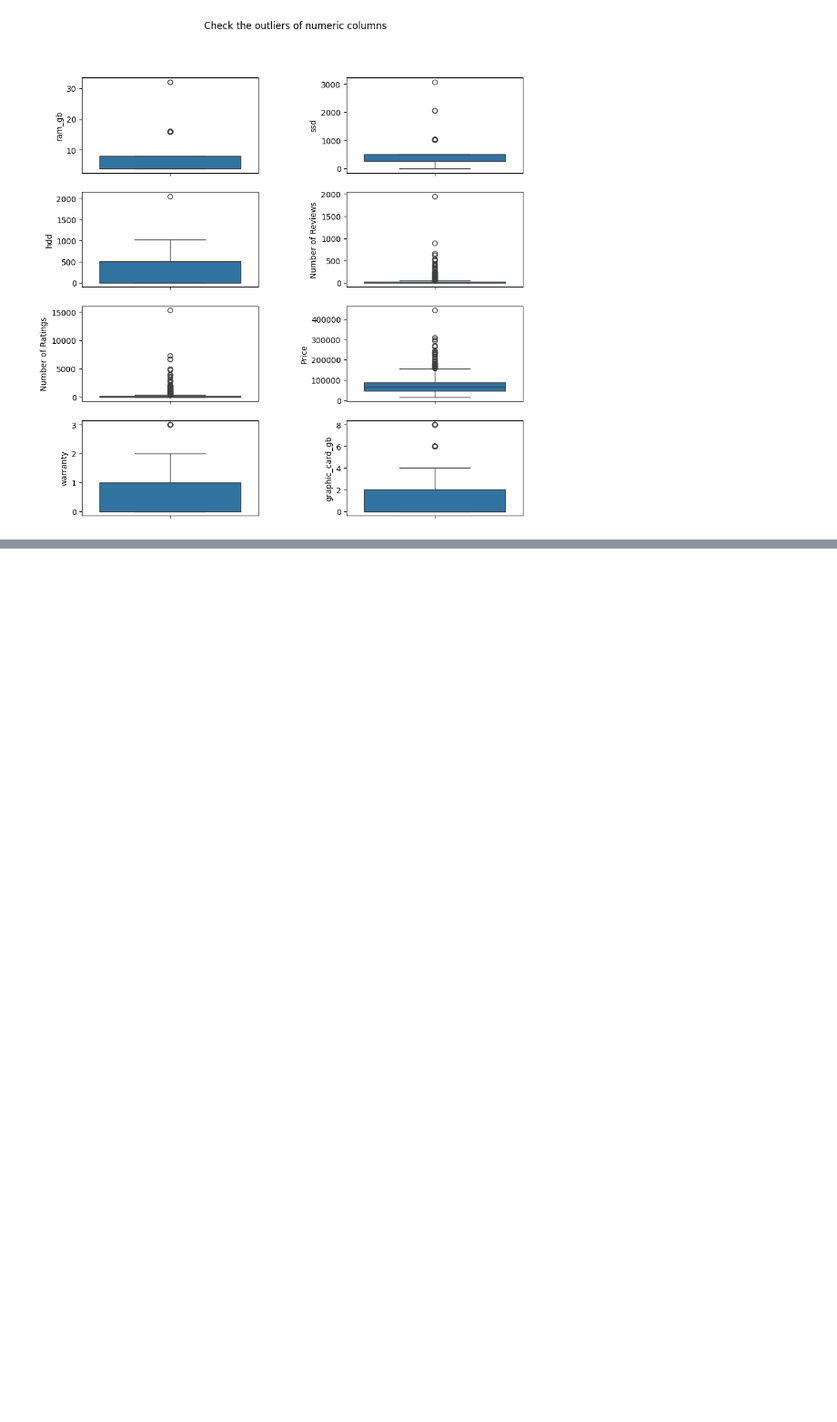
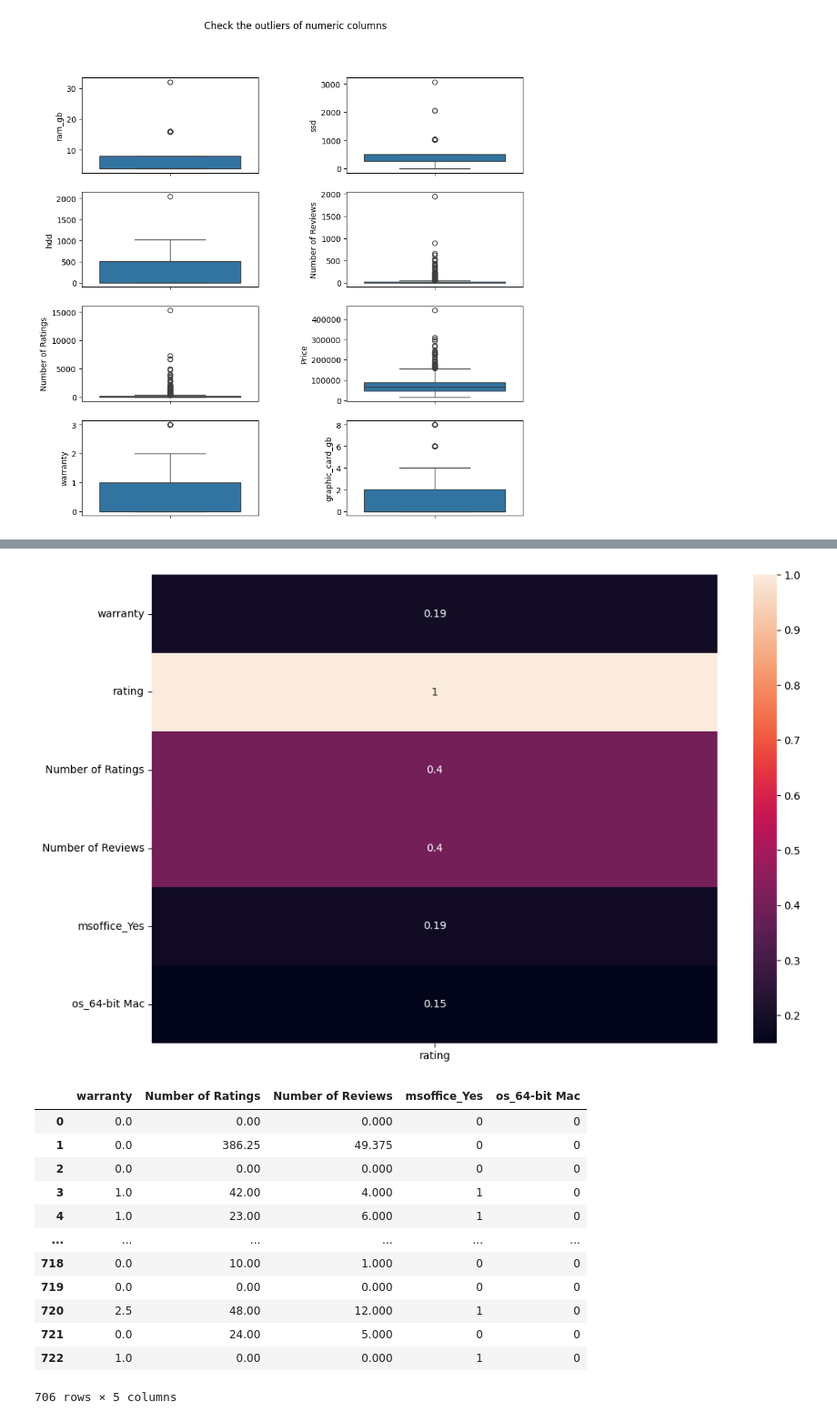
Before and after one commit to EsraaAlii/Electronic-Device-Rating-Prediction, a Jupyter notebook: electronics.ipynb, the cells around one changed output, grey strips where cells are left out. Shown: that part at 91% size. Saved outputs shown, nothing was run; the diff lists cells and outputs as text; code cells hidden in the pictures; blank space fills up the shorter version.

```diff
--- a/electronics.ipynb
+++ b/electronics.ipynb
@@ -219,0 +284,28 @@ electro.head()
+# %%
+corr2 = electro.corr(method='pearson')
+top_feature2 = corr2.loc[abs(corr['rating'])>0.15,'rating']
+
+plt.subplots(figsize=(12, 8))
+
+top_feature2 = pd.DataFrame(top_feature2)
+sns.heatmap(top_feature2, annot=True)
+plt.show()
+top_feature2 = top_feature2.drop('rating', axis=0)
+
+second_feature_selection = X[top_feature2.index]
+second_feature_selection
+# %% [output]
+[figure, added]
+|  | warranty | Number of Ratings | Number of Reviews | msoffice_Yes | os_64-bit Mac |
+| 0 | 0.0 | 0.00 | 0.000 | 0 | 0 |
+| 1 | 0.0 | 386.25 | 49.375 | 0 | 0 |
+| 2 | 0.0 | 0.00 | 0.000 | 0 | 0 |
+| 3 | 1.0 | 42.00 | 4.000 | 1 | 0 |
+| 4 | 1.0 | 23.00 | 6.000 | 1 | 0 |
+| ... | ... | ... | ... | ... | ... |
+| 718 | 0.0 | 10.00 | 1.000 | 0 | 0 |
+| 719 | 0.0 | 0.00 | 0.000 | 0 | 0 |
+| 720 | 2.5 | 48.00 | 12.000 | 1 | 0 |
+| 721 | 0.0 | 24.00 | 5.000 | 0 | 0 |
+| 722 | 1.0 | 0.00 | 0.000 | 1 | 0 |
+706 rows × 5 columns
```
Also changed, not shown: parts of 10 cells of this notebook.
